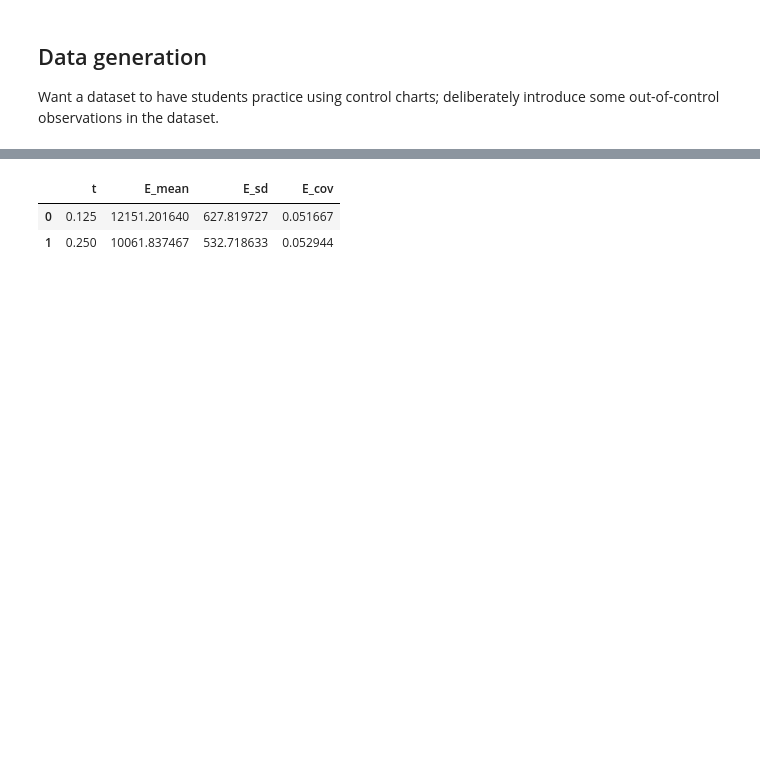
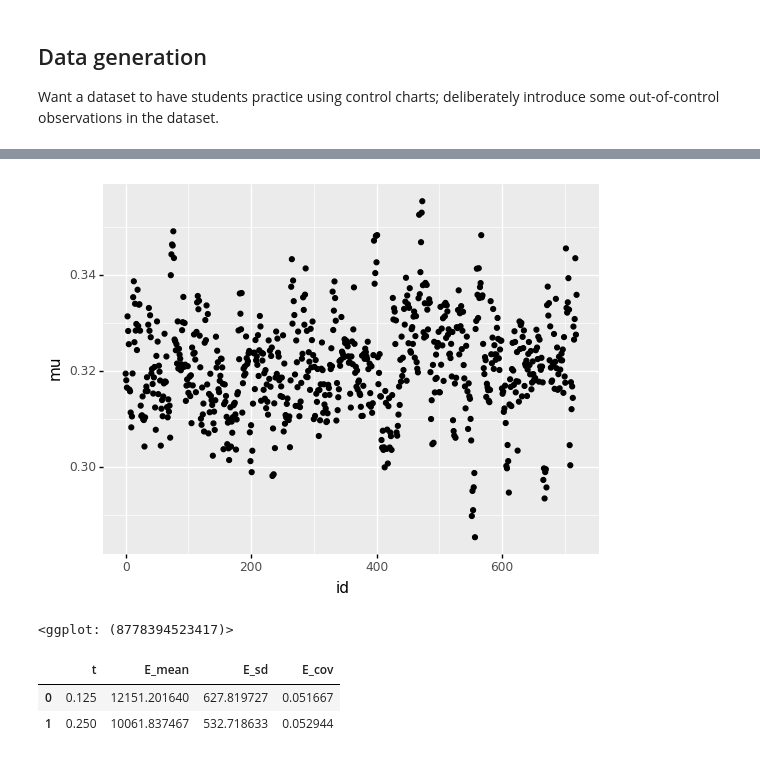
Before and after one commit to zdelrosario/evc-course, a Jupyter notebook: challenges/c05-draft.ipynb, the cells around one changed output, grey strips where cells are left out. Drawn from its saved outputs; the diff is of its cells as text; code cells hidden in the pictures; blank space fills up the shorter version.

```diff
--- a/challenges/c05-draft.ipynb
+++ b/challenges/c05-draft.ipynb
@@ -172,3 +175,14 @@ Design runtime estimates unavailable; model has no timing data.
+# %%
+(
+    df_data
+    >> gr.tf_arrange(DF.id_specimen)
+    >> gr.tf_mutate(id=DF.index)
+    >> gr.ggplot(gr.aes("id", "mu"))
+    + gr.geom_point()
+)
+# %% [output]
+[figure, added]
+<ggplot: (8778394523417)>
 # %%
 (
     df_data
```
Also changed, not shown: parts of 9 cells of this notebook, 1 other file.
